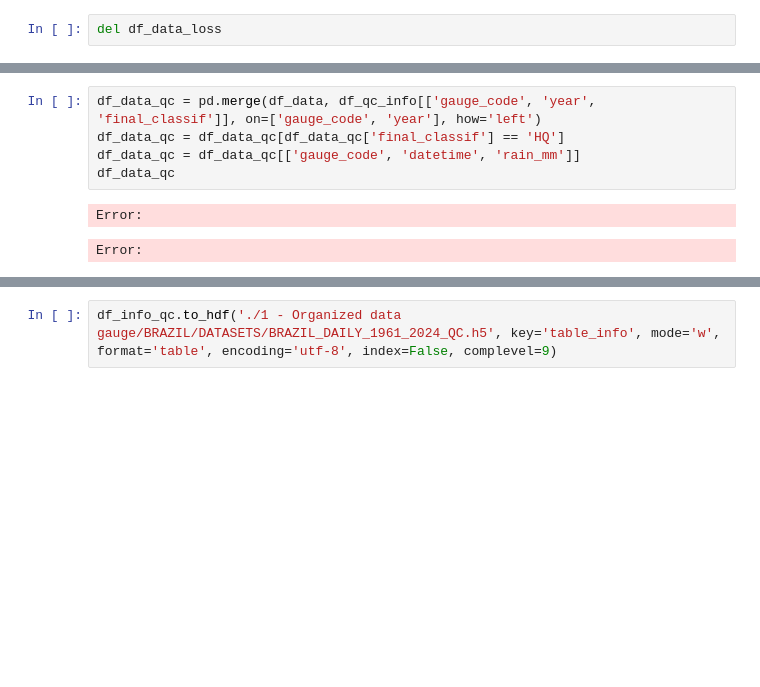
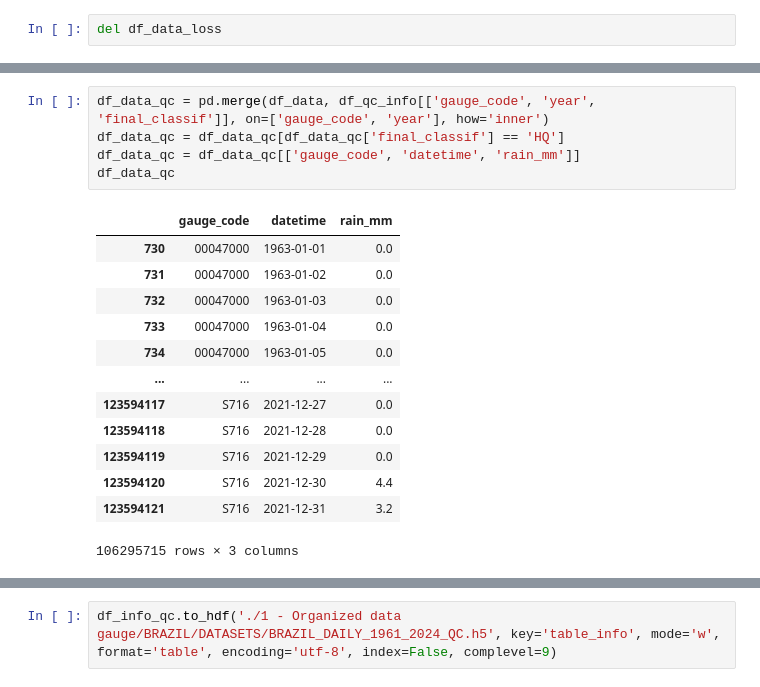
Before and after one commit to LARHENA/UFPB_Brain-D, a Jupyter notebook: Scripts e Dados/2.6 - Quality Control (data deletion).ipynb, the cells around one changed output, grey strips where cells are left out. Drawn from its saved outputs; the diff is of its cells as text; blank space fills up the shorter version.

```diff
--- a/Scripts e Dados/2.6 - Quality Control (data deletion).ipynb
+++ b/Scripts e Dados/2.6 - Quality Control (data deletion).ipynb
@@ -192,11 +166,22 @@ Error:
 # %%
-df_data_qc = pd.merge(df_data, df_qc_info[['gauge_code', 'year', 'final_classif']], on=['gauge_code', 'year'], how='left')
+df_data_qc = pd.merge(df_data, df_qc_info[['gauge_code', 'year', 'final_classif']], on=['gauge_code', 'year'], how='inner')
 df_data_qc = df_data_qc[df_data_qc['final_classif'] == 'HQ']
 df_data_qc = df_data_qc[['gauge_code', 'datetime', 'rain_mm']]
 df_data_qc
 # %% [output]
+|  | gauge_code | datetime | rain_mm |
+| 730 | 00047000 | 1963-01-01 | 0.0 |
+| 731 | 00047000 | 1963-01-02 | 0.0 |
+| 732 | 00047000 | 1963-01-03 | 0.0 |
+| 733 | 00047000 | 1963-01-04 | 0.0 |
+| 734 | 00047000 | 1963-01-05 | 0.0 |
+| ... | ... | ... | ... |
+| 123594117 | S716 | 2021-12-27 | 0.0 |
+| 123594118 | S716 | 2021-12-28 | 0.0 |
+| 123594119 | S716 | 2021-12-29 | 0.0 |
+| 123594120 | S716 | 2021-12-30 | 4.4 |
+| 123594121 | S716 | 2021-12-31 | 3.2 |
-Error:
+106295715 rows × 3 columns
-Error:
 # %%
 df_info_qc = df_info[df_info['gauge_code'].isin(df_data_qc['gauge_code'].unique())]
 df_info_qc.reset_index(drop=True, inplace=True)
```
Also changed, not shown: parts of 16 cells of this notebook, 2 other files.
